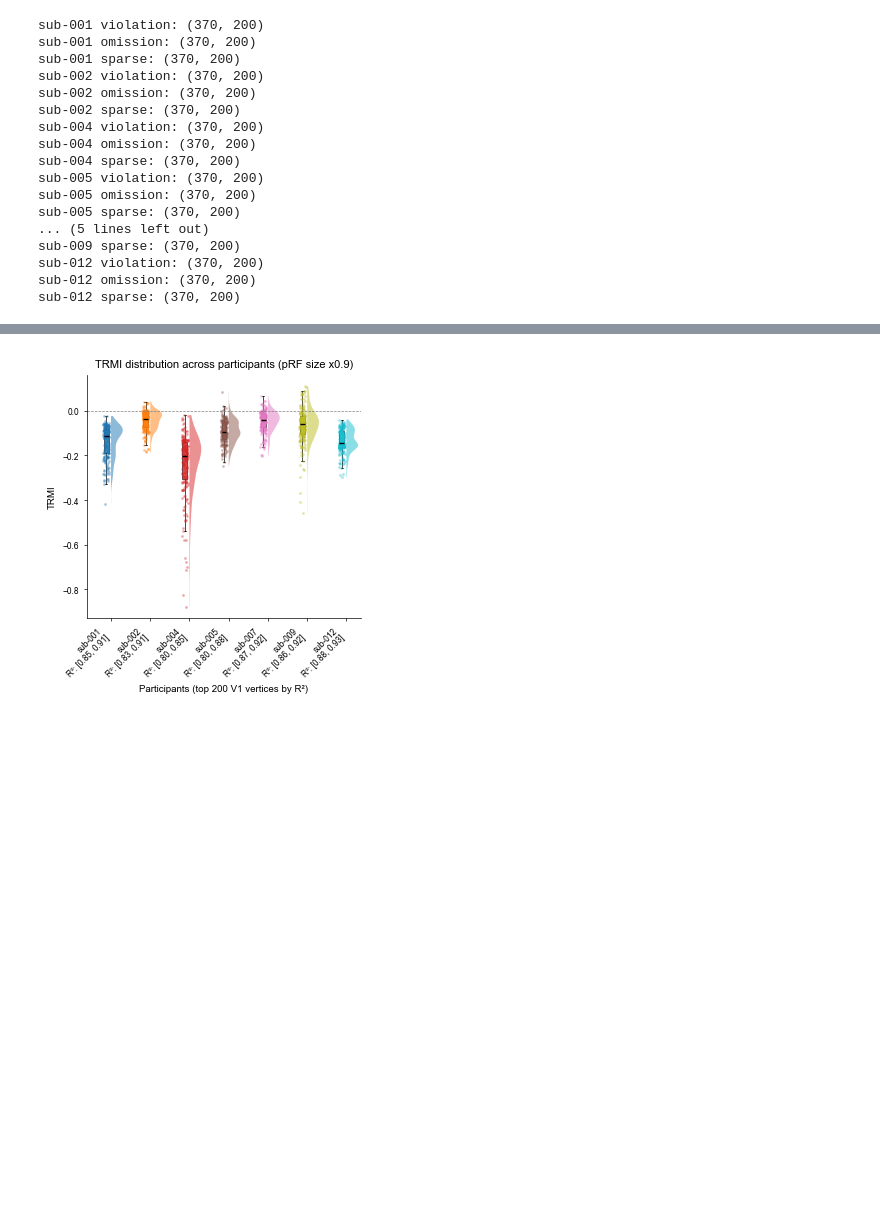
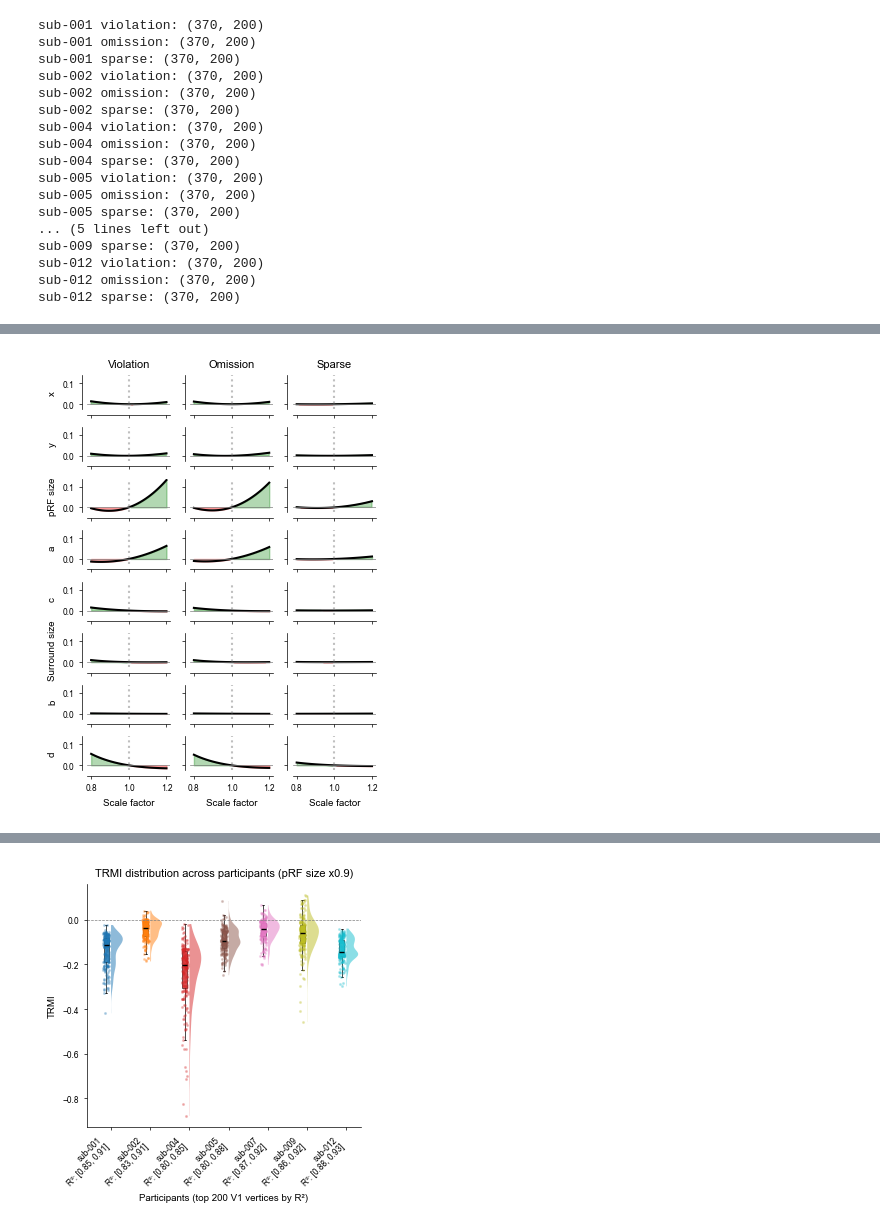
Before and after one commit to c14h19no2/pRF_expect_pub, a Jupyter notebook: pRF_expect_analysis/prf_expect/analysis/out-of-sample/viz_grid_simulation_rsq.ipynb, the cells around one changed output, grey strips where cells are left out. Cells and saved outputs as stored; diff of their text form; code cells hidden in the pictures; blank space fills up the shorter version.

```diff
--- a/pRF_expect_analysis/prf_expect/analysis/out-of-sample/viz_grid_simulation_rsq.ipynb
+++ b/pRF_expect_analysis/prf_expect/analysis/out-of-sample/viz_grid_simulation_rsq.ipynb
@@ -193,3 +194,91 @@ fig1.savefig(figure_result_dir / f"group_analysis-pRF_space-fsaverage_desc-prf_v
+# %%
+# a formal figure in the paper
+from scipy.stats import wilcoxon
+
+# Order used when grid R² arrays were generated
+all_param_cols = ["x", "y", "prf_size", "prf_ampl", "bold_bsl", "surr_ampl", "surr_size", "neur_bsl", "surr_bsl"]
+# Parameters to show in the figure
+plot_param_cols = [p for p in all_param_cols if p != "bold_bsl"]
+
+# DN model parameter labels for display
+param_label_map = {
+    "x": "x",
+    "y": "y",
+    "prf_size": "pRF size",
+    "prf_ampl": "a",
+    "surr_ampl": "c",
+    "surr_size": "Surround size",
+    "neur_bsl": "b",
+    "surr_bsl": "d",
+}
+
+scale_factors = np.arange(0.80, 1.20 + 1e-9, 0.01)
+scale_factors = np.sort(scale_factors)
+n_per_param = len(scale_factors)
+n_params = len(plot_param_cols)
+n_conds = len(conditions)
+
+# Map each parameter to its block index in rsqs (keeps indexing correct when plotting a subset)
+param_to_block_idx = {p: i for i, p in enumerate(all_param_cols)}
+
+# --- ΔR² plot (original - simulated), averaged across subjects ---
+fig1, axes1 = plt.subplots(n_params, n_conds, figsize=cm_to_inch(9, 12),
+                            sharex=True, sharey=True, squeeze=False)
+
+cond_title_map = {
+    "violation": "Violation",
+    "omission": "Omission",
+    "sparse": "Sparse",
+}
+
+for col, cond in enumerate(conditions):
+    for row, param_name in enumerate(plot_param_cols):
+        ax1 = axes1[row, col]
+
+        # Pool ΔR² across subjects for each scale factor
+        delta_rsqs = []
+        block_idx = param_to_block_idx[param_name]
+        for sub in subjects:
+            if cond not in rsqs_all.get(sub, {}):
+                continue
+            rsqs = rsqs_all[sub][cond]
+            original_rsq = rsqs[0]
+
+            start = 1 + block_idx * n_per_param
+            end = start + n_per_param
+            sim_rsqs = rsqs[start:end]
+            delta = original_rsq[None, :] - sim_rsqs
+            delta_rsqs.append(delta)
+
+        if not delta_rsqs:
+            continue
+
+        delta_all = np.concatenate(delta_rsqs, axis=1)
+        mean_delta = np.mean(delta_all, axis=1)
+
+        ax1.plot(non_baseline, mean_delta, "-", color="k")
+        ax1.fill_between(non_baseline, 0, mean_delta,
+                    where=mean_delta > 0, color="green", alpha=0.3)
+        ax1.fill_between(non_baseline, 0, mean_delta,
+                    where=mean_delta < 0, color="red", alpha=0.3)
+        ax1.axhline(0, color="gray", ls="-", lw=0.5)
+        ax1.axvline(1.0, color="gray", ls=":", alpha=0.5)
+
+        if row == 0:
+            ax1.set_title(cond_title_map.get(cond, str.capitalize(cond)), fontsize=8)
+        if col == 0:
+            ax1.set_ylabel(param_label_map.get(param_name, param_name))
+        if row == n_params - 1:
+            ax1.set_xlabel("Scale factor")
+
+fig1.tight_layout()
+sns.despine(offset=4)
+
+plt.show()
+fig1.savefig(figure_result_dir / f"group_analysis-pRF_space-fsaverage_desc-prf_viz_grid_simulation_deltarsq.pdf", dpi=600, bbox_inches='tight')
+fig1.savefig(figure_result_dir / f"group_analysis-pRF_space-fsaverage_desc-prf_viz_grid_simulation_deltarsq.png", dpi=600, bbox_inches='tight')
+# %% [output]
+[figure, added]
 # %%
 # Import the necessary packages
 import itertools
```
Also changed, not shown: parts of 10 cells of this notebook, 4 other files.
